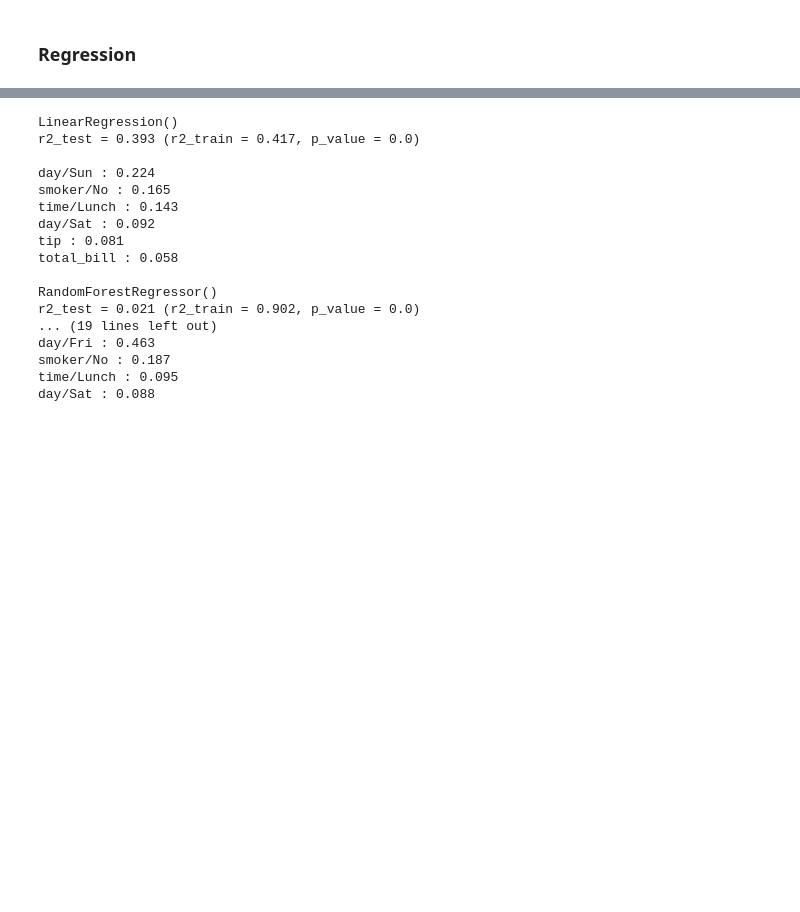
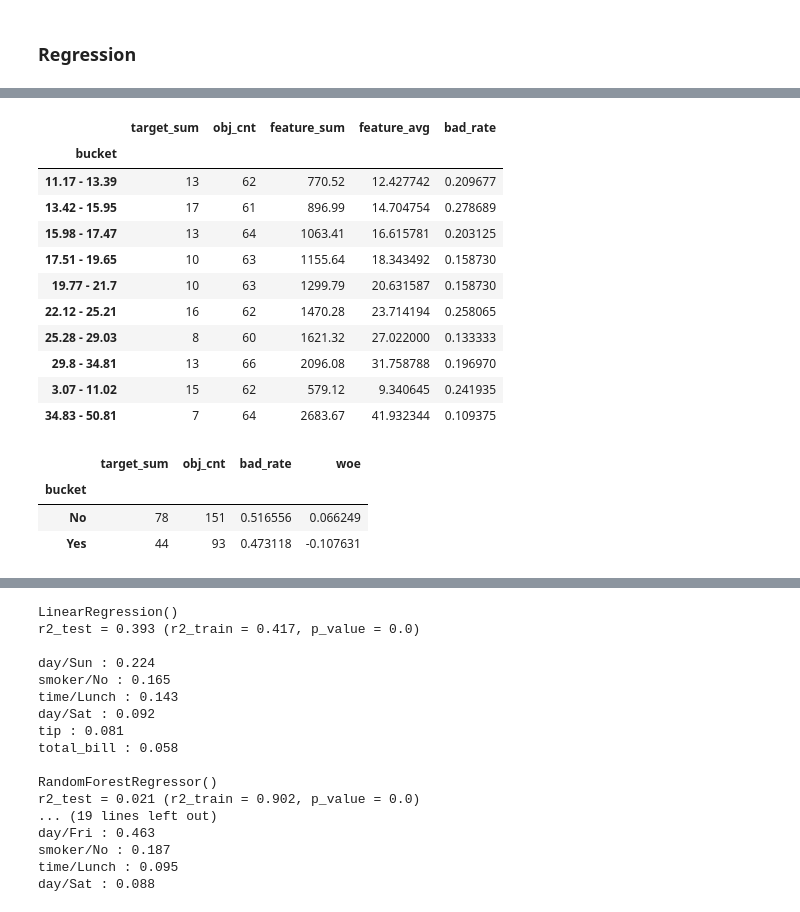
Before and after one commit to NPodlozhniy/podlozhnyy-module, a Jupyter notebook: Playbook.ipynb, the cells around one changed output, grey strips where cells are left out. Saved outputs shown, nothing was run; the diff lists cells and outputs as text; code cells hidden in the pictures; blank space fills up the shorter version.

```diff
--- a/Playbook.ipynb
+++ b/Playbook.ipynb
@@ -239,0 +273,22 @@ y = df.iloc[:, -1]
+# %%
+pm.regression.bad_rate(df, 'total_bill', 'target', group_size = 'size')
+# %% [output]
+|  | target_sum | obj_cnt | feature_sum | feature_avg | bad_rate |
+| bucket |  |  |  |  |  |
+| 11.17 - 13.39 | 13 | 62 | 770.52 | 12.427742 | 0.209677 |
+| 13.42 - 15.95 | 17 | 61 | 896.99 | 14.704754 | 0.278689 |
+| 15.98 - 17.47 | 13 | 64 | 1063.41 | 16.615781 | 0.203125 |
+| 17.51 - 19.65 | 10 | 63 | 1155.64 | 18.343492 | 0.158730 |
+| 19.77 - 21.7 | 10 | 63 | 1299.79 | 20.631587 | 0.158730 |
+| 22.12 - 25.21 | 16 | 62 | 1470.28 | 23.714194 | 0.258065 |
+| 25.28 - 29.03 | 8 | 60 | 1621.32 | 27.022000 | 0.133333 |
+| 29.8 - 34.81 | 13 | 66 | 2096.08 | 31.758788 | 0.196970 |
+| 3.07 - 11.02 | 15 | 62 | 579.12 | 9.340645 | 0.241935 |
+| 34.83 - 50.81 | 7 | 64 | 2683.67 | 41.932344 | 0.109375 |
+# %%
+pm.regression.woe(df, 'smoker', 'target')
+# %% [output]
+|  | target_sum | obj_cnt | bad_rate | woe |
+| bucket |  |  |  |  |
+| No | 78 | 151 | 0.516556 | 0.066249 |
+| Yes | 44 | 93 | 0.473118 | -0.107631 |
```
Also changed, not shown: parts of 12 cells of this notebook, 3 other files.
